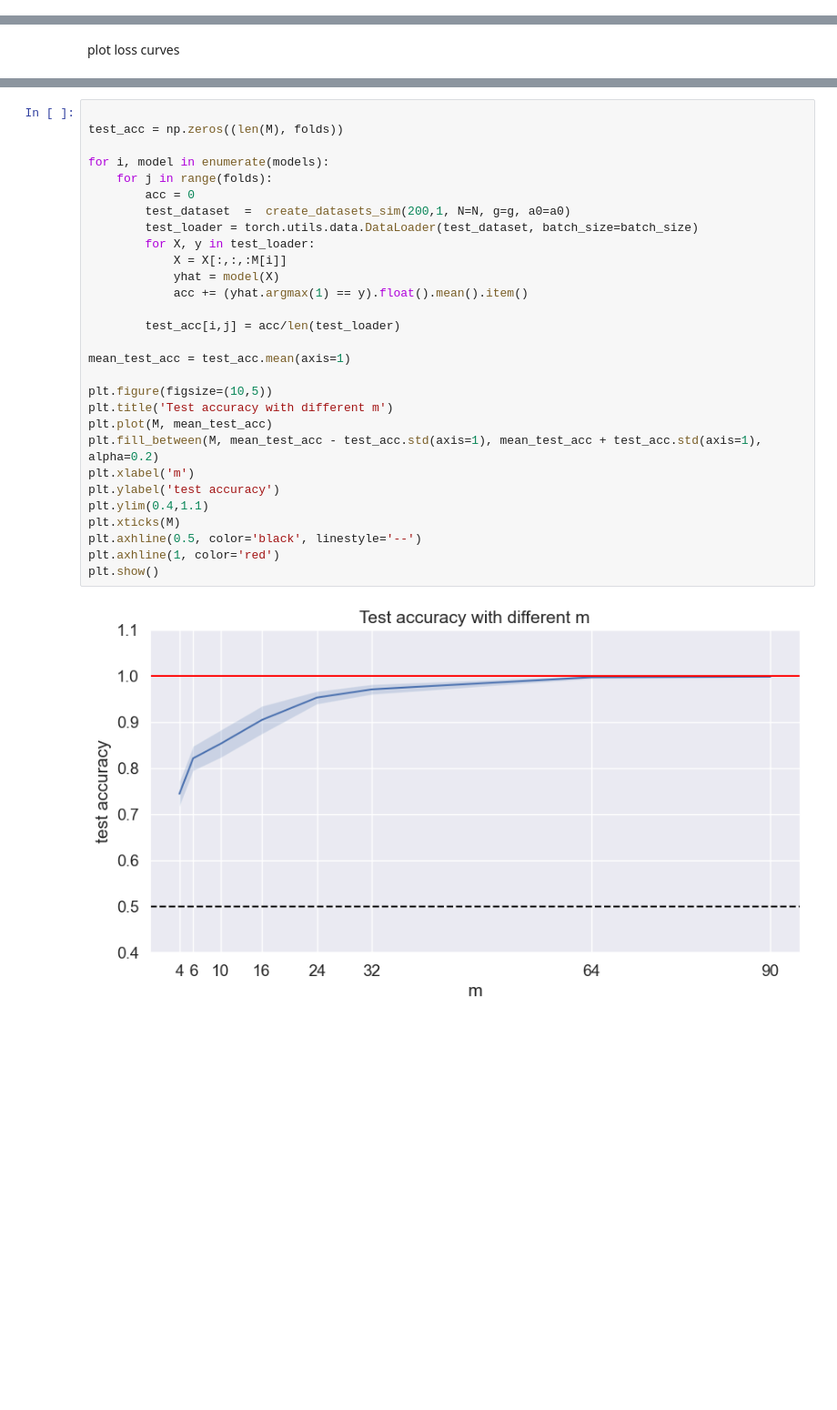
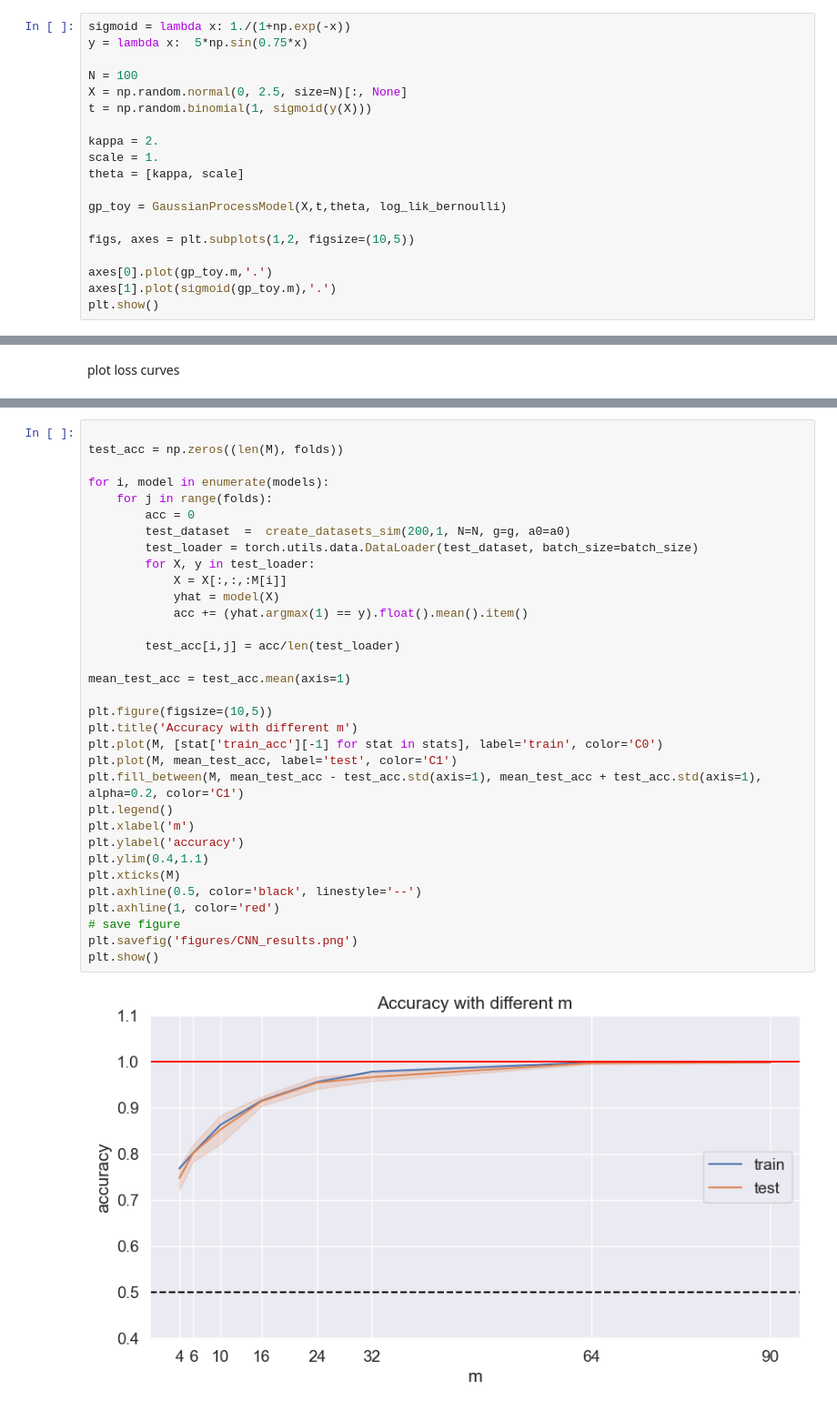
Before and after one commit to AlexInselmann/quantum-sensing, a Jupyter notebook: steady_state.ipynb, the cells around one changed output, grey strips where cells are left out. Shown at 91% size. Saved outputs shown, nothing was run; the diff lists cells and outputs as text; blank space fills up the shorter version.

```diff
--- a/steady_state.ipynb
+++ b/steady_state.ipynb
@@ -18,0 +26,19 @@ device = torch.device("cuda" if torch.cuda.is_available() else "cpu")
+# %%
+sigmoid = lambda x: 1./(1+np.exp(-x))
+y = lambda x:  5*np.sin(0.75*x)
+
+N = 100
+X = np.random.normal(0, 2.5, size=N)[:, None]
+t = np.random.binomial(1, sigmoid(y(X)))
+
+kappa = 2.
+scale = 1.
+theta = [kappa, scale]
+
+gp_toy = GaussianProcessModel(X,t,theta, log_lik_bernoulli)
+
+figs, axes = plt.subplots(1,2, figsize=(10,5))
+
+axes[0].plot(gp_toy.m,'.')
+axes[1].plot(sigmoid(gp_toy.m),'.')
+plt.show()
@@ -125,31 +156,35 @@ how is the performance on the test set?
 # %%
 
 test_acc = np.zeros((len(M), folds))
 
 for i, model in enumerate(models):
     for j in range(folds):
         acc = 0
         test_dataset  =  create_datasets_sim(200,1, N=N, g=g, a0=a0)
         test_loader = torch.utils.data.DataLoader(test_dataset, batch_size=batch_size)
         for X, y in test_loader:
             X = X[:,:,:M[i]]
             yhat = model(X)
             acc += (yhat.argmax(1) == y).float().mean().item()
 
         test_acc[i,j] = acc/len(test_loader)
 
 mean_test_acc = test_acc.mean(axis=1)
 
 plt.figure(figsize=(10,5))
-plt.title('Test accuracy with different m')
-plt.plot(M, mean_test_acc)
-plt.fill_between(M, mean_test_acc - test_acc.std(axis=1), mean_test_acc + test_acc.std(axis=1), alpha=0.2)
+plt.title('Accuracy with different m')
+plt.plot(M, [stat['train_acc'][-1] for stat in stats], label='train', color='C0')
+plt.plot(M, mean_test_acc, label='test', color='C1')
+plt.fill_between(M, mean_test_acc - test_acc.std(axis=1), mean_test_acc + test_acc.std(axis=1), alpha=0.2, color='C1')
+plt.legend()
 plt.xlabel('m')
-plt.ylabel('test accuracy')
+plt.ylabel('accuracy')
 plt.ylim(0.4,1.1)
 plt.xticks(M)
 plt.axhline(0.5, color='black', linestyle='--')
 plt.axhline(1, color='red')
+# save figure
+plt.savefig('figures/CNN_results.png')
 plt.show()
 # %% [output]
-[figure, old version]
+[figure, new version]
```
Also changed, not shown: parts of 23 cells of this notebook.
